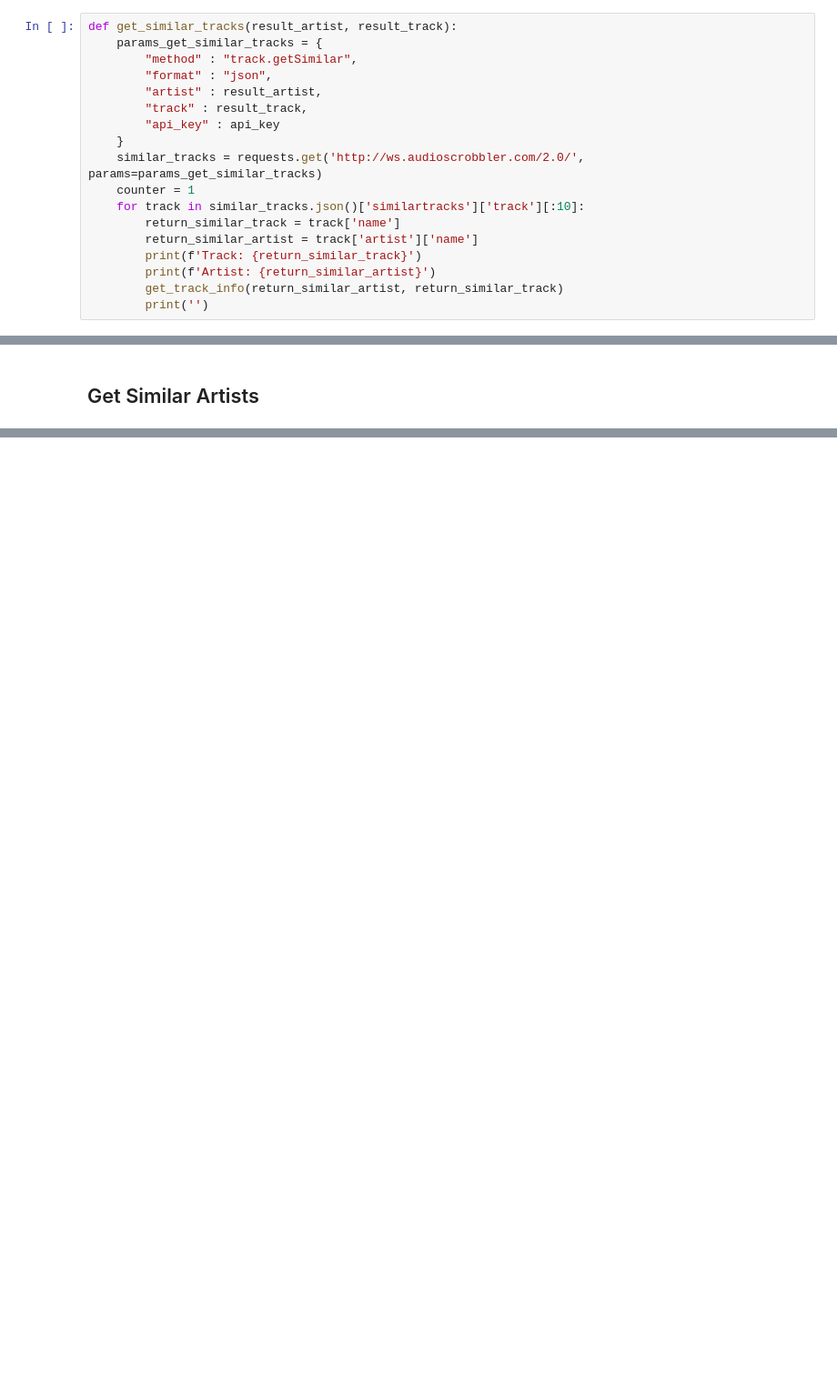
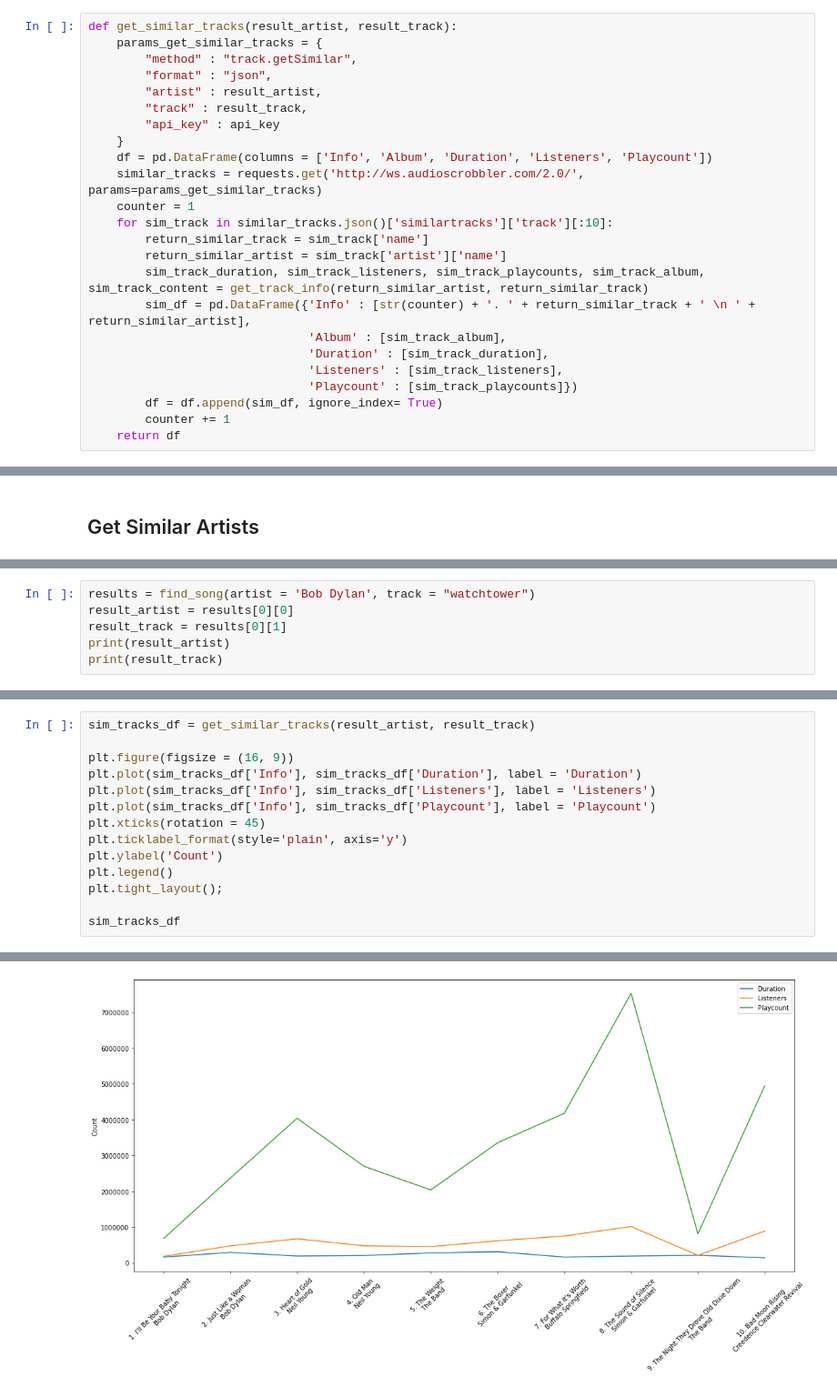
Before and after one commit to griffintalan/music_reccommender, a Jupyter notebook: reccommender_system.ipynb, the cells around one changed output, grey strips where cells are left out. Shown at 91% size. Saved outputs shown, nothing was run; the diff lists cells and outputs as text; blank space fills up the shorter version.

Commit message:
formatted dataframes and made quick temp plots to see what im working with

```diff
--- a/reccommender_system.ipynb
+++ b/reccommender_system.ipynb
@@ -125,12 +90,18 @@ def get_similar_tracks(result_artist, result_track):
         "track" : result_track,
         "api_key" : api_key
     }
+    df = pd.DataFrame(columns = ['Info', 'Album', 'Duration', 'Listeners', 'Playcount'])
     similar_tracks = requests.get('http://ws.audioscrobbler.com/2.0/', params=params_get_similar_tracks)
     counter = 1
-    for track in similar_tracks.json()['similartracks']['track'][:10]:
-        return_similar_track = track['name']
-        return_similar_artist = track['artist']['name']
-        print(f'Track: {return_similar_track}')
-        print(f'Artist: {return_similar_artist}')
-        get_track_info(return_similar_artist, return_similar_track)
-        print('')
+    for sim_track in similar_tracks.json()['similartracks']['track'][:10]:
+        return_similar_track = sim_track['name']
+        return_similar_artist = sim_track['artist']['name']
+        sim_track_duration, sim_track_listeners, sim_track_playcounts, sim_track_album, sim_track_content = get_track_info(return_similar_artist, return_similar_track)
+        sim_df = pd.DataFrame({'Info' : [str(counter) + '. ' + return_similar_track + ' \n ' + return_similar_artist],
+                               'Album' : [sim_track_album],
+                               'Duration' : [sim_track_duration],
+                               'Listeners' : [sim_track_listeners],
+                               'Playcount' : [sim_track_playcounts]})
+        df = df.append(sim_df, ignore_index= True)
+        counter += 1
+    return df
@@ -210,0 +144,6 @@ Playcount: 1017276
+# %%
+results = find_song(artist = 'Bob Dylan', track = "watchtower")
+result_artist = results[0][0]
+result_track = results[0][1]
+print(result_artist)
+print(result_track)
@@ -210,0 +189,15 @@ Playcount: 1017276
+# %%
+sim_tracks_df = get_similar_tracks(result_artist, result_track)
+
+plt.figure(figsize = (16, 9))
+plt.plot(sim_tracks_df['Info'], sim_tracks_df['Duration'], label = 'Duration')
+plt.plot(sim_tracks_df['Info'], sim_tracks_df['Listeners'], label = 'Listeners')
+plt.plot(sim_tracks_df['Info'], sim_tracks_df['Playcount'], label = 'Playcount')
+plt.xticks(rotation = 45)
+plt.ticklabel_format(style='plain', axis='y')
+plt.ylabel('Count')
+plt.legend()
+plt.tight_layout();
+
+sim_tracks_df
+# %% [output]
@@ -210,0 +215 @@ Playcount: 1017276
+[figure, added]
```
Also changed, not shown: parts of 18 cells of this notebook.
